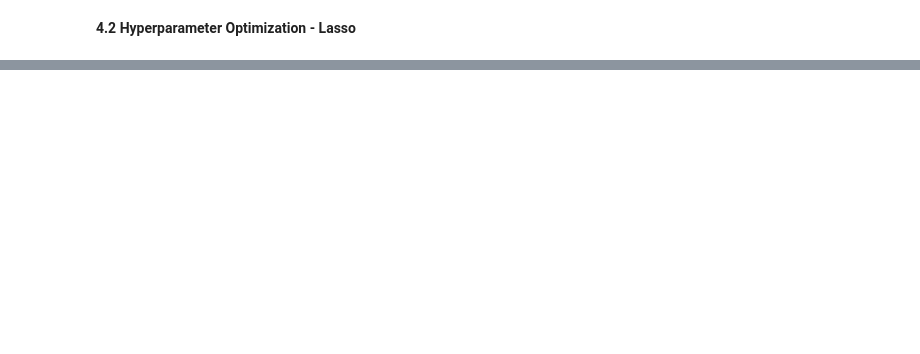
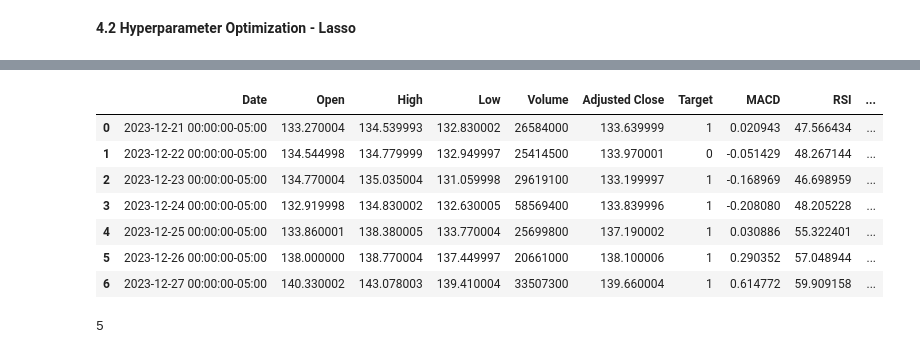
Before and after one commit to eshanaa/ML-Project, a Jupyter notebook: Final Project Alt.ipynb, the cells around one changed output, grey strips where cells are left out. Cells and saved outputs as stored; diff of their text form; code cells hidden in the pictures; blank space fills up the shorter version.

```diff
--- a/Final Project Alt.ipynb
+++ b/Final Project Alt.ipynb
@@ -538,0 +434,4 @@ plt.show()
+# %%
+for i in alpha:
+    linearRegressionRidge(i, X_train, y_train, X_test, y_test)
+    print()
@@ -538,0 +517,5 @@ plt.show()
+# %%
+# creating a 7-day future data frame
+last_date = pd.to_datetime(data.index[-1])
+prediction_dates = [last_date + timedelta(days=i) for i in range(1, 8)]
+future_data = pd.DataFrame(prediction_dates, columns=['Date'])
@@ -538,0 +546,19 @@ plt.show()
+# %%
+for column in last_values:
+    if column != 'Date':
+        future_data[column] = last_values[column].values
+# %%
+future_data
+# %% [output]
+|  | Date | Open | High | Low | Volume | Adjusted Close | Target | MACD | RSI | ... |
+| 0 | 2023-12-21 00:00:00-05:00 | 133.270004 | 134.539993 | 132.830002 | 26584000 | 133.639999 | 1 | 0.020943 | 47.566434 | ... |
+| 1 | 2023-12-22 00:00:00-05:00 | 134.544998 | 134.779999 | 132.949997 | 25414500 | 133.970001 | 0 | -0.051429 | 48.267144 | ... |
+| 2 | 2023-12-23 00:00:00-05:00 | 134.770004 | 135.035004 | 131.059998 | 29619100 | 133.199997 | 1 | -0.168969 | 46.698959 | ... |
+| 3 | 2023-12-24 00:00:00-05:00 | 132.919998 | 134.830002 | 132.630005 | 58569400 | 133.839996 | 1 | -0.208080 | 48.205228 | ... |
+| 4 | 2023-12-25 00:00:00-05:00 | 133.860001 | 138.380005 | 133.770004 | 25699800 | 137.190002 | 1 | 0.030886 | 55.322401 | ... |
+| 5 | 2023-12-26 00:00:00-05:00 | 138.000000 | 138.770004 | 137.449997 | 20661000 | 138.100006 | 1 | 0.290352 | 57.048944 | ... |
+| 6 | 2023-12-27 00:00:00-05:00 | 140.330002 | 143.078003 | 139.410004 | 33507300 | 139.660004 | 1 | 0.614772 | 59.909158 | ... |
+# %%
+len(X_train[0])
+# %% [output]
+5
```
Also changed, not shown: parts of 40 cells of this notebook.
